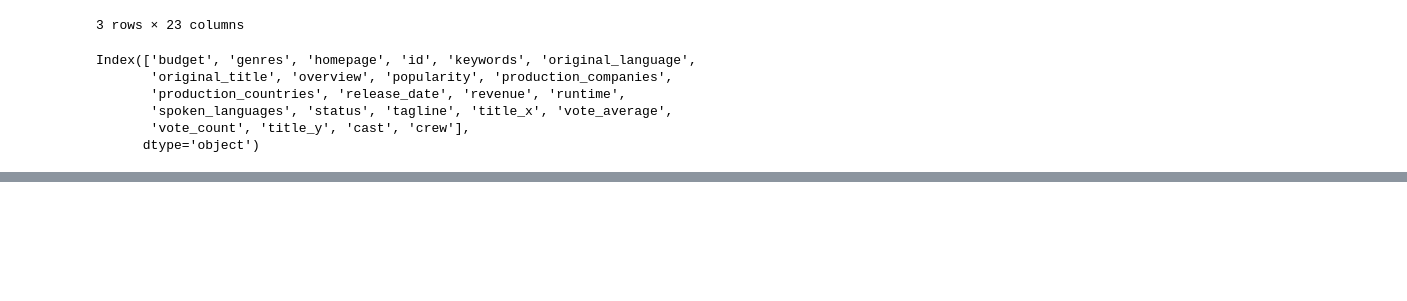
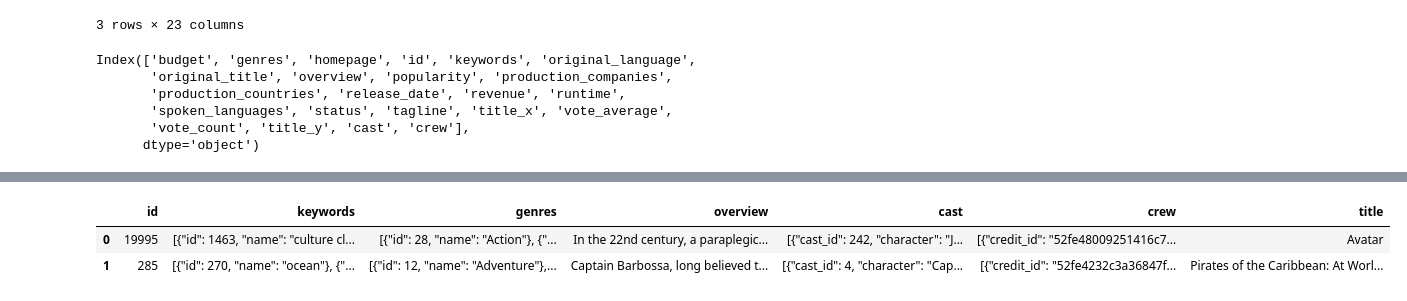
Before and after one commit to mr-ayush-agrawal/Movie_Recommender, a Jupyter notebook: Analysis.ipynb, the cells around one changed output, grey strips where cells are left out. Drawn from its saved outputs; the diff is of its cells as text; code cells hidden in the pictures; blank space fills up the shorter version.

```diff
--- a/Analysis.ipynb
+++ b/Analysis.ipynb
@@ -51,0 +157,8 @@ We Have to create the Tags and we will keep only the columns that would help us
+# %%
+movies['title'] = movies.title_x
+movies.drop('title_x' , axis=1, inplace=True)
+movies.head(2)
+# %% [output]
+|  | id | keywords | genres | overview | cast | crew | title |
+| 0 | 19995 | [{"id": 1463, "name": "culture cl... | [{"id": 28, "name": "Action"}, {"... | In the 22nd century, a paraplegic... | [{"cast_id": 242, "character": "J... | [{"credit_id": "52fe48009251416c7... | Avatar |
+| 1 | 285 | [{"id": 270, "name": "ocean"}, {"... | [{"id": 12, "name": "Adventure"},... | Captain Barbossa, long believed t... | [{"cast_id": 4, "character": "Cap... | [{"credit_id": "52fe4232c3a36847f... | Pirates of the Caribbean: At Worl... |
```
Also changed, not shown: parts of 17 cells of this notebook.
